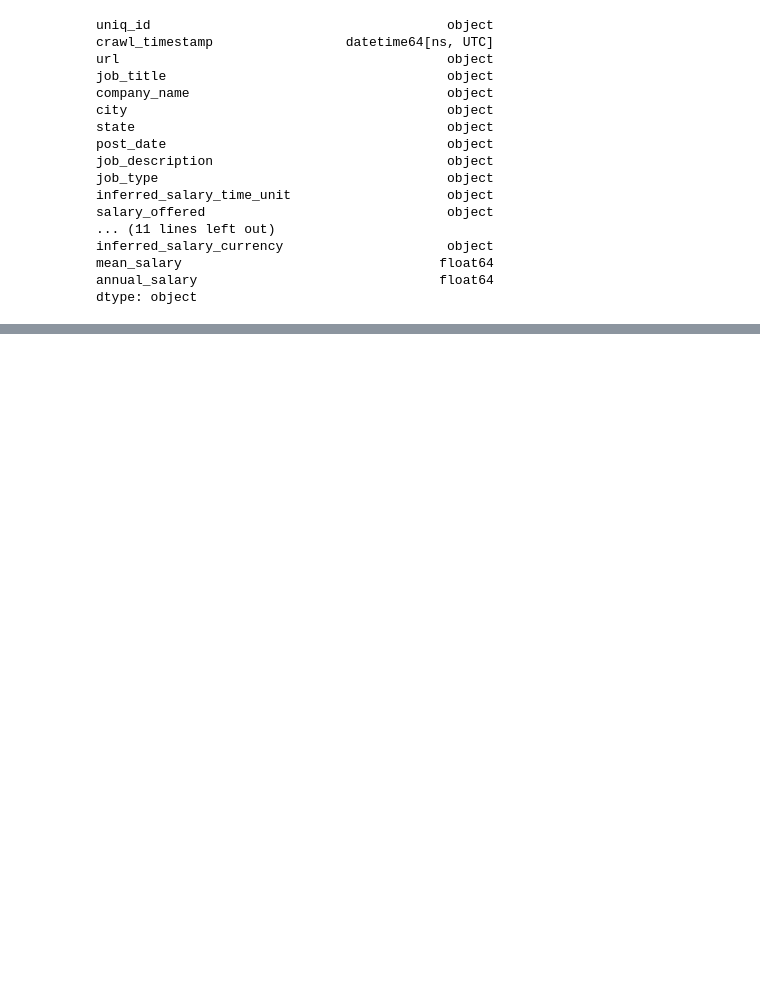
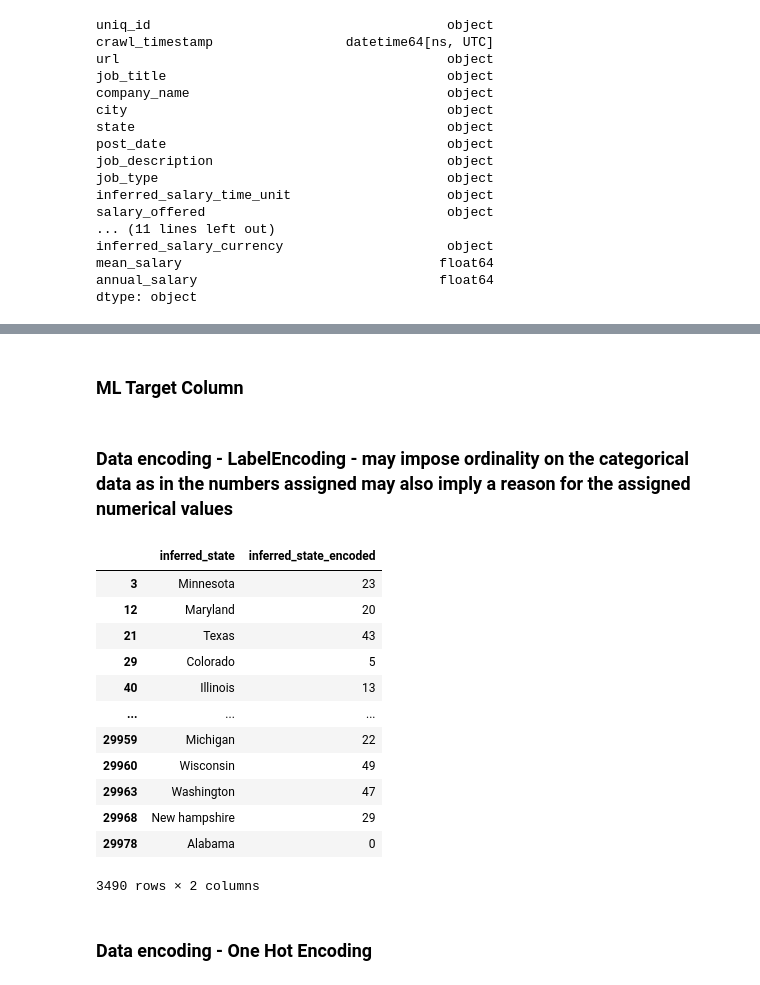
Before and after one commit to ilyan146/ml_playground, a Jupyter notebook: data_prep.ipynb, the cells around one changed output, grey strips where cells are left out. Cells and saved outputs as stored; diff of their text form; code cells hidden in the pictures; blank space fills up the shorter version.

```diff
--- a/data_prep.ipynb
+++ b/data_prep.ipynb
@@ -436,0 +503,27 @@ dtype: float64
+# %% [markdown]
+### ML Target Column
+# %% [markdown]
+### Data encoding - LabelEncoding - may impose ordinality on the categorical data as in the numbers assigned may also imply a reason for the assigned numerical values
+# %%
+# Encoding categorical variables - using label encoding - not the best approach
+from sklearn.preprocessing import LabelEncoder
+career_data_encoded = career_data_salary_dtype_change.copy()
+label_encoder = LabelEncoder()
+career_data_encoded["inferred_state_encoded"] = label_encoder.fit_transform(career_data_encoded["inferred_state"])
+career_data_encoded[["inferred_state", "inferred_state_encoded"]]
+# %% [output]
+|  | inferred_state | inferred_state_encoded |
+| 3 | Minnesota | 23 |
+| 12 | Maryland | 20 |
+| 21 | Texas | 43 |
+| 29 | Colorado | 5 |
+| 40 | Illinois | 13 |
+| ... | ... | ... |
+| 29959 | Michigan | 22 |
+| 29960 | Wisconsin | 49 |
+| 29963 | Washington | 47 |
+| 29968 | New hampshire | 29 |
+| 29978 | Alabama | 0 |
+3490 rows × 2 columns
+# %% [markdown]
+### Data encoding - One Hot Encoding
```
Also changed, not shown: parts of 7 cells of this notebook.
